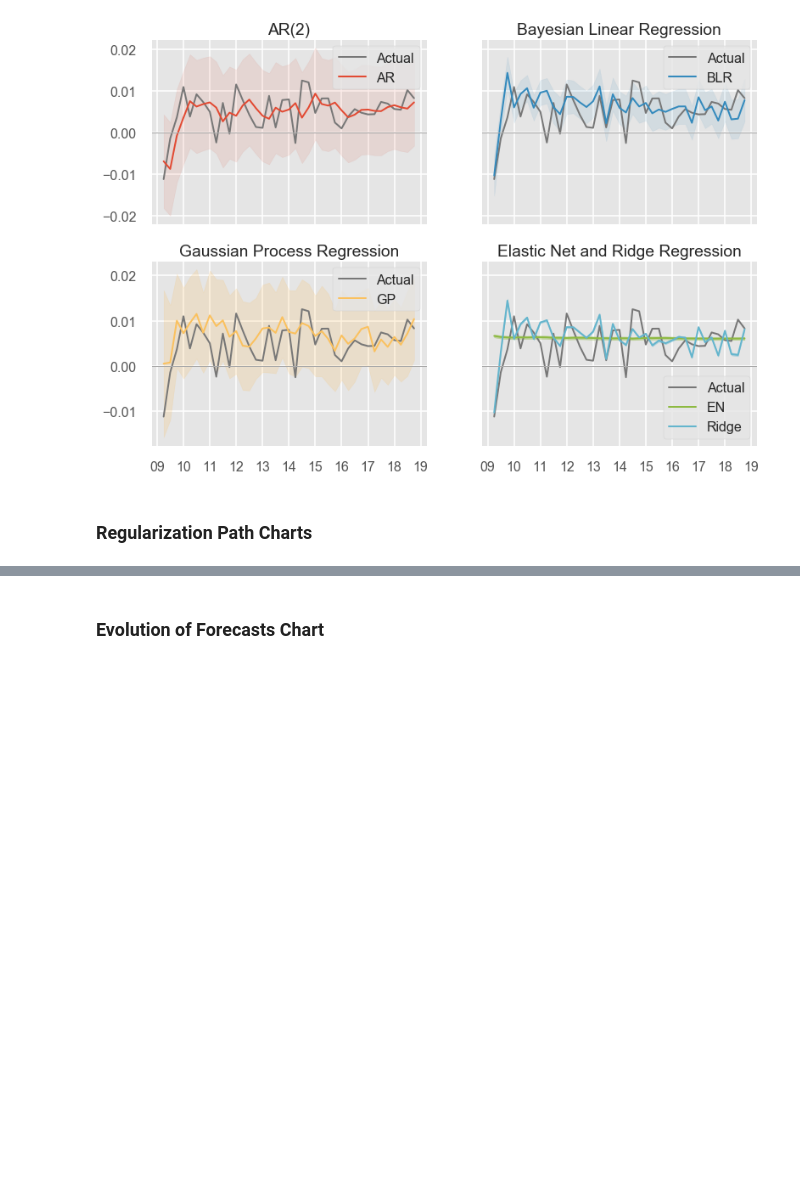
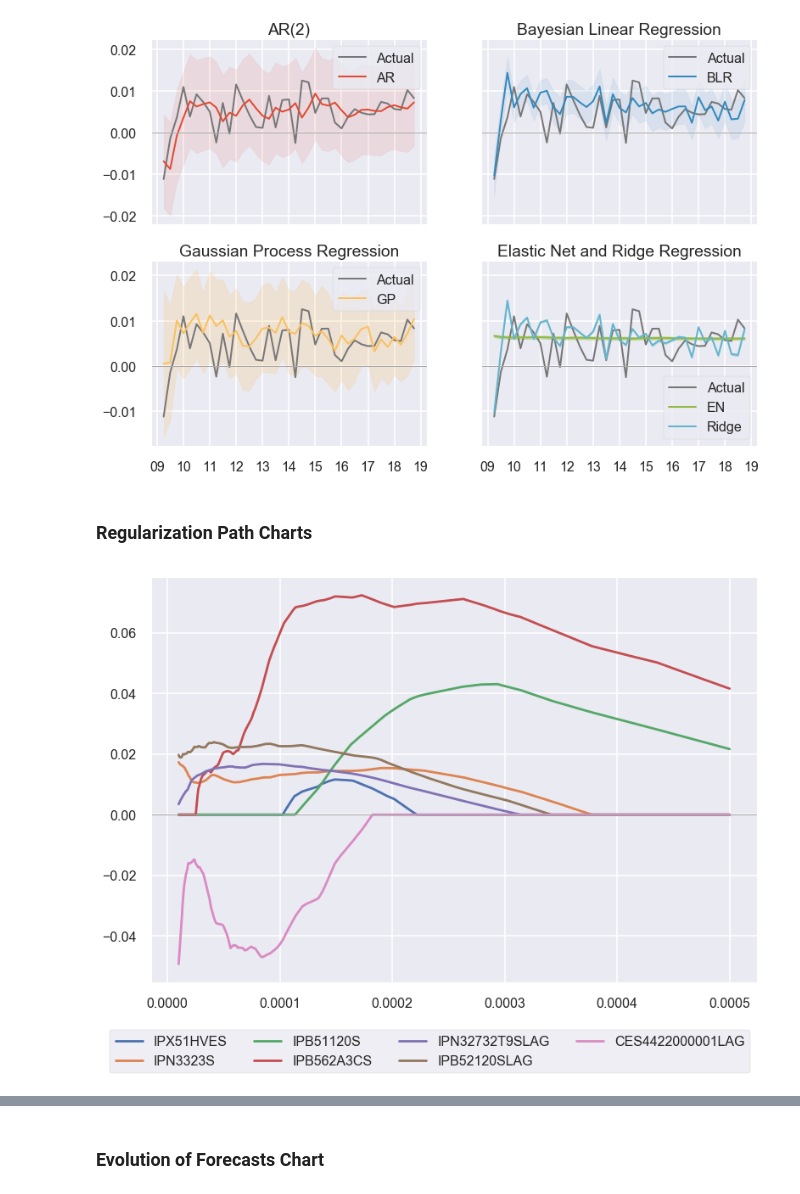
Before and after one commit to davis-berlind/STA-561-Final-Project, a Jupyter notebook: Charts_Reg_Path.ipynb, the cells around one changed output, grey strips where cells are left out. Cells and saved outputs as stored; diff of their text form; code cells hidden in the pictures; blank space fills up the shorter version.

```diff
--- a/Charts_Reg_Path.ipynb
+++ b/Charts_Reg_Path.ipynb
@@ -191,3 +76,56 @@ y = pd.DataFrame(gdp_data['value'])
+# %%
+import statsmodels.api as sm
+
+from datetime import datetime
+import numpy as np
+
+from sklearn.linear_model import ElasticNet, enet_path, lasso_path, Ridge
+from sklearn.datasets import make_regression
+from sklearn import preprocessing, linear_model
+from sklearn.metrics import mean_squared_error
+
+from itertools import cycle
+from matplotlib.font_manager import FontProperties
+from sklearn.linear_model import Ridge
+
+# fitting regression
+all_data = pd.read_csv("data.csv")
+X = all_data.drop('date', axis = 1)
+gdp_data = pd.read_csv("gdp_growth.csv")
+
+y = pd.DataFrame(gdp_data['gdp'])
+
+n_alphas = 1000
+
+plt.style.use('seaborn-poster')
+
+plot_DF = pd.DataFrame({'alpha':[0.0]*n_alphas})
+for col in X.columns:
+   plot_DF[col]=0
+
+alphas = np.linspace(0.00001,0.0005,n_alphas)
+
+plot_DF['alpha'] = alphas
+for i in range(n_alphas):
+    alpha_i = float(np.array(plot_DF.iloc[i:i+1,0:1]))
+    regr = ElasticNet(alpha=alpha_i,l1_ratio=0.5,max_iter=1000,
+                      normalize=True, positive=False)
+    temp_fit=regr.fit(X.iloc[:114,:], y.iloc[:114,:])
+    plot_DF.iloc[i,1:] = temp_fit.coef_
+
+_,ids2plot = np.where(abs(plot_DF.iloc[300:301,:])>=0.01)
+plot_DF = plot_DF.iloc[:,ids2plot]
+plot_DF['alpha'] = alphas
+
+
+for col in plot_DF.columns[plot_DF.columns != 'alpha']:
+    fig = plt.plot('alpha', col, data = plot_DF)
+
+plt.axhline(linewidth=1, color='darkgrey')
+lgd = plt.legend(ncol=4,bbox_to_anchor=(1, -0.1))
+plt.savefig('ENRegPath.png',bbox_extra_artists=(lgd,), bbox_inches='tight')
+# %% [output]
+[figure, added]
 # %%
 n_alphas = 1000
 
```
Also changed, not shown: parts of 8 cells of this notebook, 18 other files.
